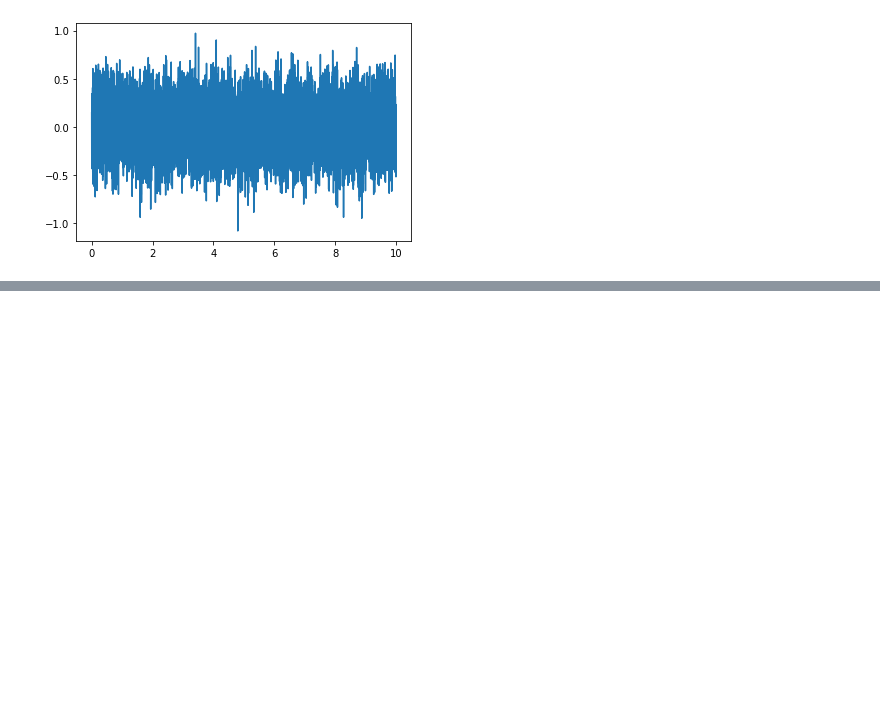
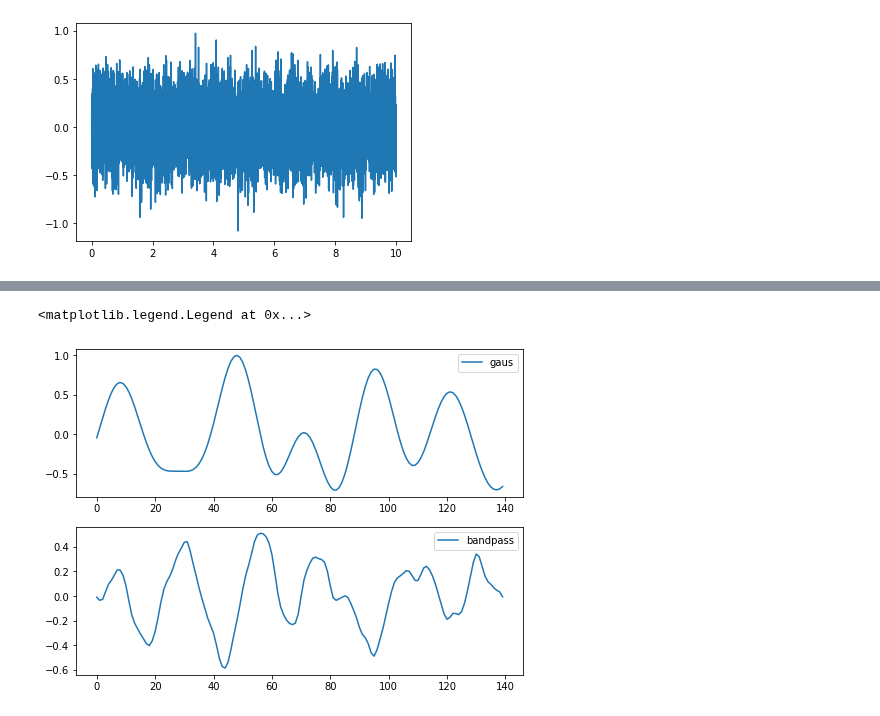
Before and after one commit to BruntonUWBio/structured-random-features, a Jupyter notebook: kernel_theory.ipynb, the cells around one changed output, grey strips where cells are left out. Cells and saved outputs as stored; diff of their text form; code cells hidden in the pictures; blank space fills up the shorter version.

```diff
--- a/kernel_theory.ipynb
+++ b/kernel_theory.ipynb
@@ -42,0 +45,39 @@ plt.plot(t, v/200)
+# %%
+def bp_weights(M, N, lowcut, highcut, fs):
+    J = np.random.randn(M, N)
+    J = butter_bandpass_filter(J, lowcut, highcut, fs)
+    return J.T
+
+def bp_weights_gaus(M, N, lowcut, highcut, fs):
+    W = np.zeros((M, N))
+
+    t_points = np.arange(N) / fs
+    wk = 2 * np.pi * np.arange(lowcut, highcut + 1)
+
+    c = 1
+    Sk = 1
+    for i in range(M):
+        Ak = np.random.normal(size=(len(wk), 2))
+        for j, t in enumerate(t_points):
+            W[i, j] = c / np.sqrt(np.pi) * np.sum(Sk * (Ak[:, 0] * np.cos(wk * t) + Ak[:, 1] * np.sin(wk * t)))
+    return W.T
+# %%
+M = 20
+N = 140
+fs = 2000
+lowcut, highcut = 30, 100
+
+Wgaus = bp_weights_gaus(M, N, lowcut, highcut, fs)
+W = bp_weights(M, N, lowcut, highcut, fs)
+# %%
+i = np.random.randint(M)
+fig = plt.figure(figsize=(8, 6))
+ax = fig.add_subplot(211)
+plt.plot(Wgaus.T[i] / np.max(Wgaus.T[i]), label='gaus')
+plt.legend()
+ax = fig.add_subplot(212)
+plt.plot(W.T[i], label='bandpass')
+plt.legend()
+# %% [output]
+<matplotlib.legend.Legend at 0x...>
+[figure, added]
```
Also changed, not shown: parts of 2 cells of this notebook, 3 other files.
